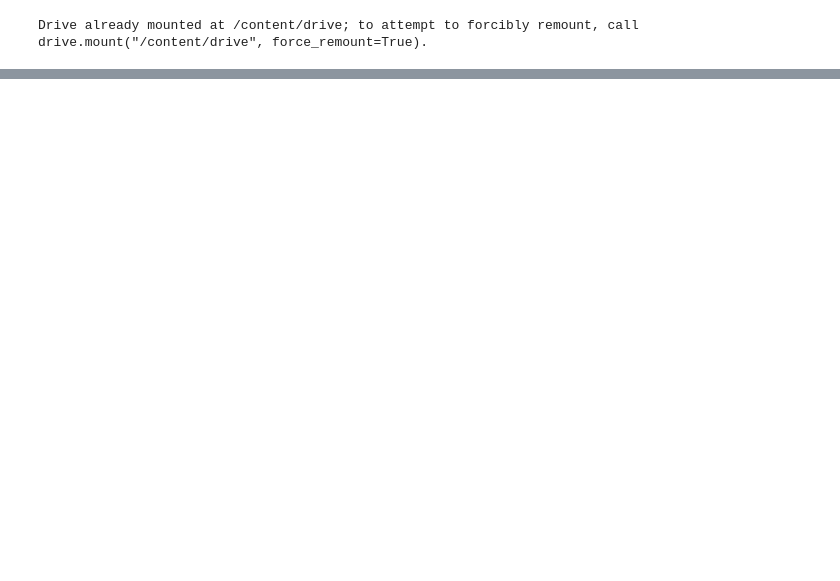
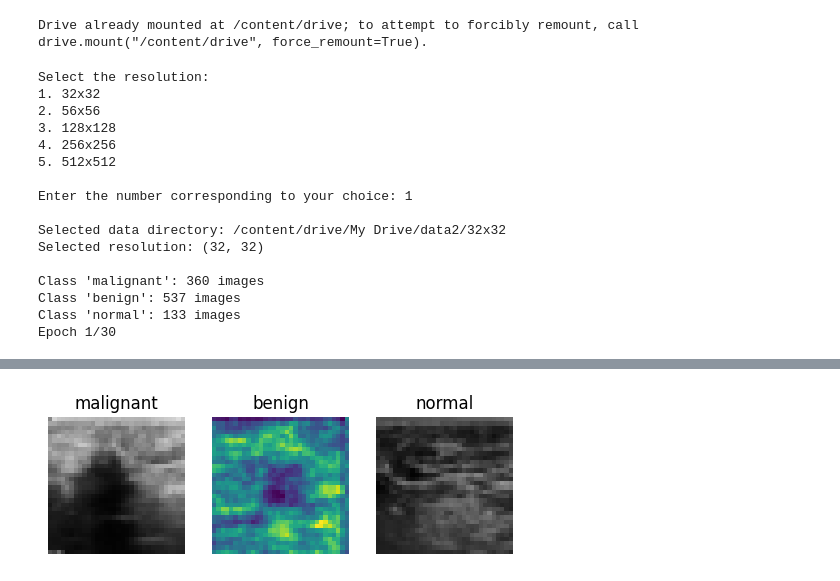
Before and after one commit to asheta66/CNN, a Jupyter notebook: Breast_Diagnosis_Model_A.ipynb, the cells around one changed output, grey strips where cells are left out. Drawn from its saved outputs; the diff is of its cells as text; code cells hidden in the pictures; blank space fills up the shorter version.

```diff
--- a/Breast_Diagnosis_Model_A.ipynb
+++ b/Breast_Diagnosis_Model_A.ipynb
@@ -121,7 +122,7 @@ num_classes = len(classes)
 model = build_compile_model(input_shape, num_classes)
 
 # Train the model with validation split
-history = model.fit(X_train, y_train, epochs=25, validation_data=(X_test, y_test))
+history = model.fit(X_train, y_train, epochs=30, validation_data=(X_test, y_test))
 
 # Predict and evaluate
 y_train_pred = np.argmax(model.predict(X_train), axis=1)
@@ -137,10 +138,27 @@ report_test = classification_report(y_test, y_test_pred, target_names=classes)
 plot_model(model, to_file=f'model_architecture_{selectedResolutionSize[0]}x{selectedResolutionSize[1]}.png', show_shapes=True, show_layer_names=True)
 
 # Draw a sample image (one image from each class)
-fig, axes = plt.subplots(1, len(classes), figsize=(10, 10))
+fig, axes = plt.subplots(1, len(classes), figsize=(6, 6))
 for ax, cls in zip(axes, classes):
     img_file = random.choice(os.listdir(os.path.join(data_dir, cls)))
     img = load_image(data_dir, cls, img_file)
     ax.imshow(img)
     ax.set_title(cls)
     ax.axis('off')
+# %% [output]
+Select the resolution:
+1. 32x32
+2. 56x56
+3. 128x128
+4. 256x256
+5. 512x512
+
+Enter the number corresponding to your choice: 1
+
+Selected data directory: /content/drive/My Drive/data2/32x32
+Selected resolution: (32, 32)
+
+Class 'malignant': 360 images
+Class 'benign': 537 images
+Class 'normal': 133 images
+Epoch 1/30
@@ -146,0 +182 @@ for ax, cls in zip(axes, classes):
+[figure, added]
```
Also changed, not shown: parts of 7 cells of this notebook.
